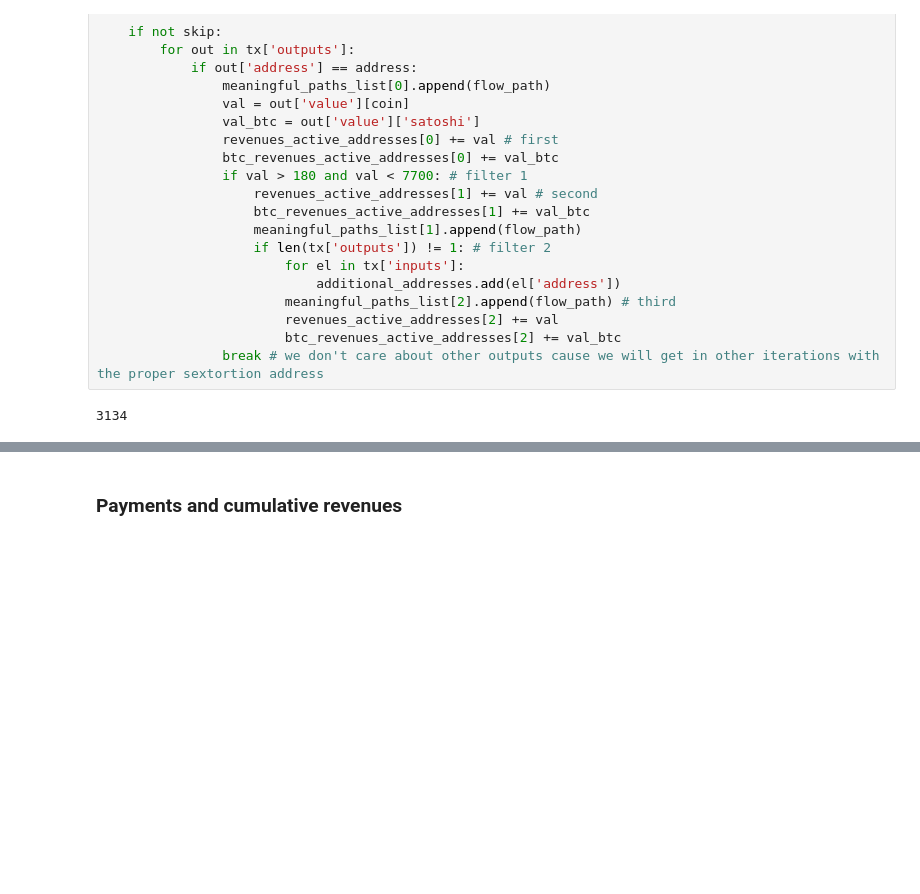
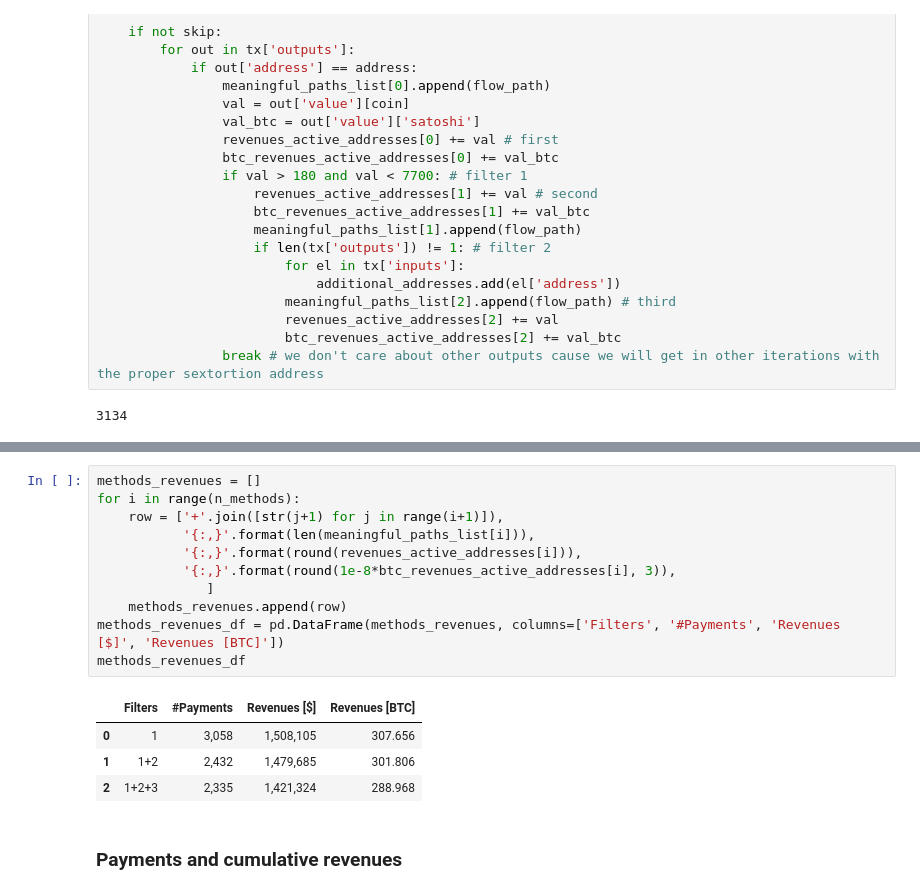
Before and after one commit to MatteoRomiti/Sextortion_Spam_Bitcoin, a Jupyter notebook: src/analysis.ipynb, the cells around one changed output, grey strips where cells are left out. Cells and saved outputs as stored; diff of their text form; blank space fills up the shorter version.

```diff
--- a/src/analysis.ipynb
+++ b/src/analysis.ipynb
@@ -222,3 +238,19 @@ for i, flow_path in enumerate(os.listdir(base_path)):
+# %%
+methods_revenues = []
+for i in range(n_methods):
+    row = ['+'.join([str(j+1) for j in range(i+1)]),
+           '{:,}'.format(len(meaningful_paths_list[i])),
+           '{:,}'.format(round(revenues_active_addresses[i])),
+           '{:,}'.format(round(1e-8*btc_revenues_active_addresses[i], 3)),
+              ]
+    methods_revenues.append(row)
+methods_revenues_df = pd.DataFrame(methods_revenues, columns=['Filters', '#Payments', 'Revenues [$]', 'Revenues [BTC]'])
+methods_revenues_df
+# %% [output]
+|  | Filters | #Payments | Revenues [$] | Revenues [BTC] |
+| 0 | 1 | 3,058 | 1,508,105 | 307.656 |
+| 1 | 1+2 | 2,432 | 1,479,685 | 301.806 |
+| 2 | 1+2+3 | 2,335 | 1,421,324 | 288.968 |
 # %% [markdown]
 ### Payments and cumulative revenues
 # %%
```
Also changed, not shown: parts of 31 cells of this notebook, 3 other files.
